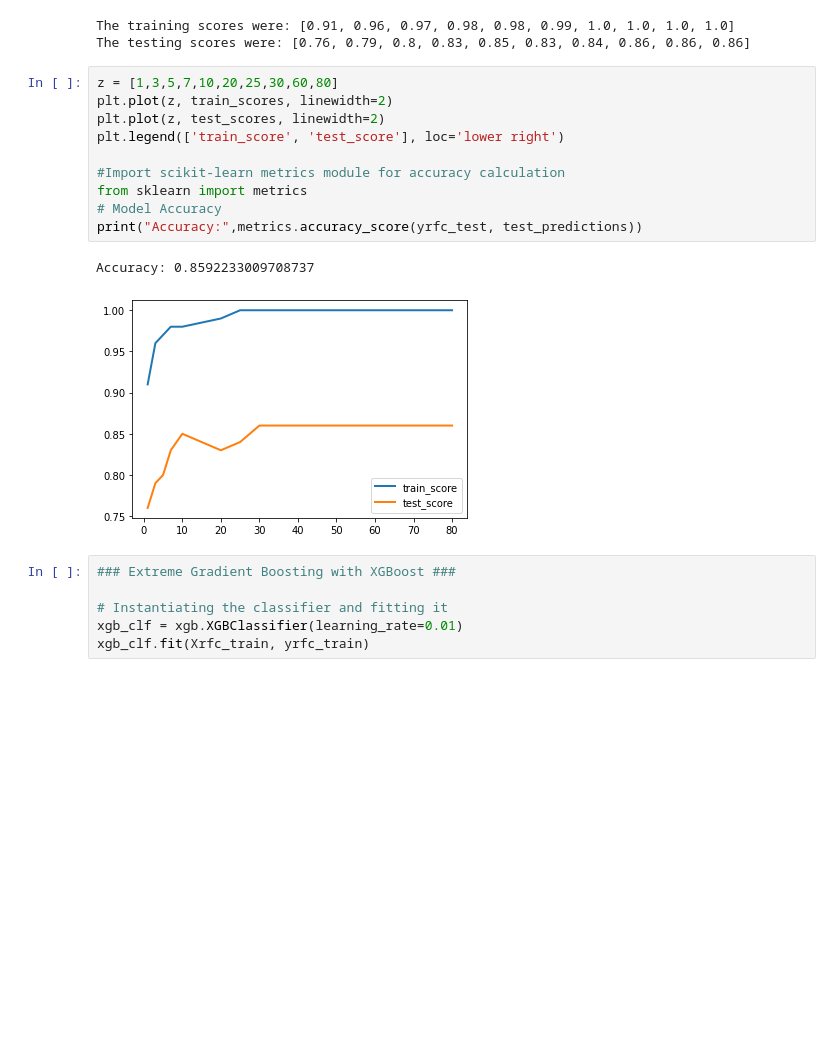
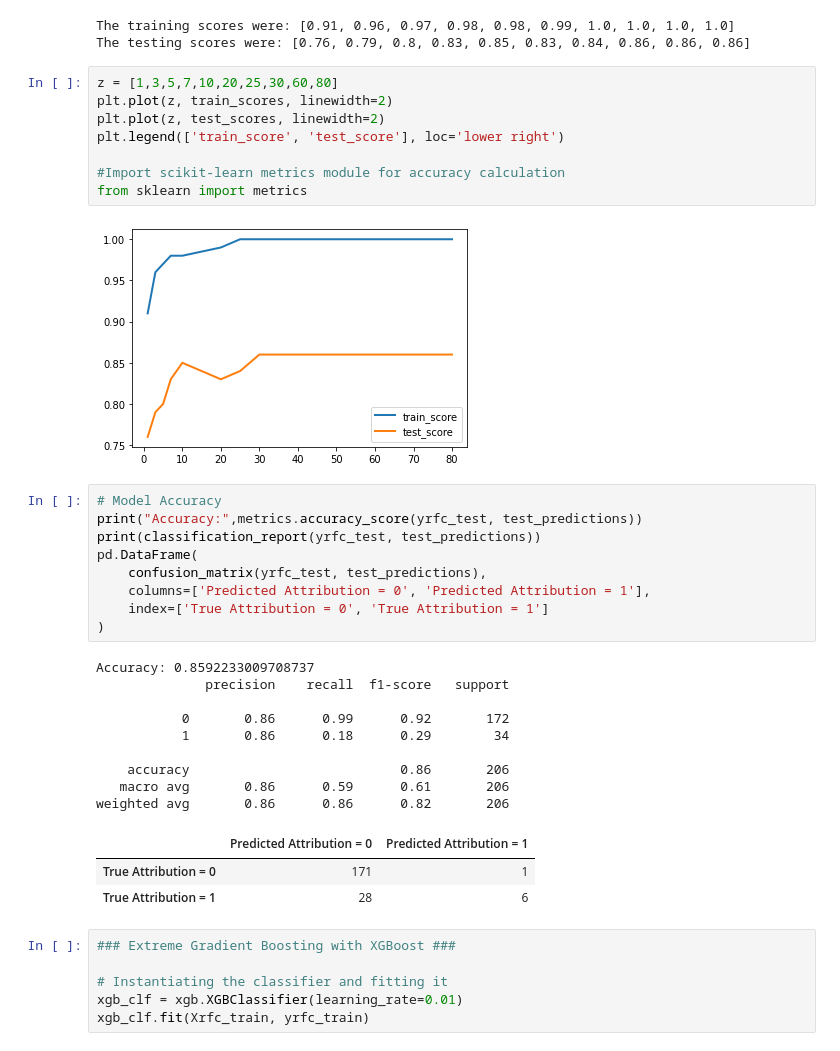
Before and after one commit to sreyadhar/Python-Programming, a Jupyter notebook: ML_L1_Assignment.ipynb, the cells around one changed output. Saved outputs shown, nothing was run; the diff lists cells and outputs as text; blank space fills up the shorter version.

```diff
--- a/ML_L1_Assignment.ipynb
+++ b/ML_L1_Assignment.ipynb
@@ -324,11 +244,30 @@ plt.legend(['train_score', 'test_score'], loc='lower right')
 
 #Import scikit-learn metrics module for accuracy calculation
 from sklearn import metrics
-# Model Accuracy
-print("Accuracy:",metrics.accuracy_score(yrfc_test, test_predictions))
 # %% [output]
-Accuracy: 0.8592233009708737
 [figure]
+# %%
+# Model Accuracy
+print("Accuracy:",metrics.accuracy_score(yrfc_test, test_predictions))
+print(classification_report(yrfc_test, test_predictions))
+pd.DataFrame(
+    confusion_matrix(yrfc_test, test_predictions),
+    columns=['Predicted Attribution = 0', 'Predicted Attribution = 1'],
+    index=['True Attribution = 0', 'True Attribution = 1']
+)
+# %% [output]
+Accuracy: 0.8592233009708737
+              precision    recall  f1-score   support
+
+           0       0.86      0.99      0.92       172
+           1       0.86      0.18      0.29        34
+
+    accuracy                           0.86       206
+   macro avg       0.86      0.59      0.61       206
+weighted avg       0.86      0.86      0.82       206
+|  | Predicted Attribution = 0 | Predicted Attribution = 1 |
+| True Attribution = 0 | 171 | 1 |
+| True Attribution = 1 | 28 | 6 |
 # %%
 ### Extreme Gradient Boosting with XGBoost ###
 
```
Also changed, not shown: parts of 11 cells of this notebook.
